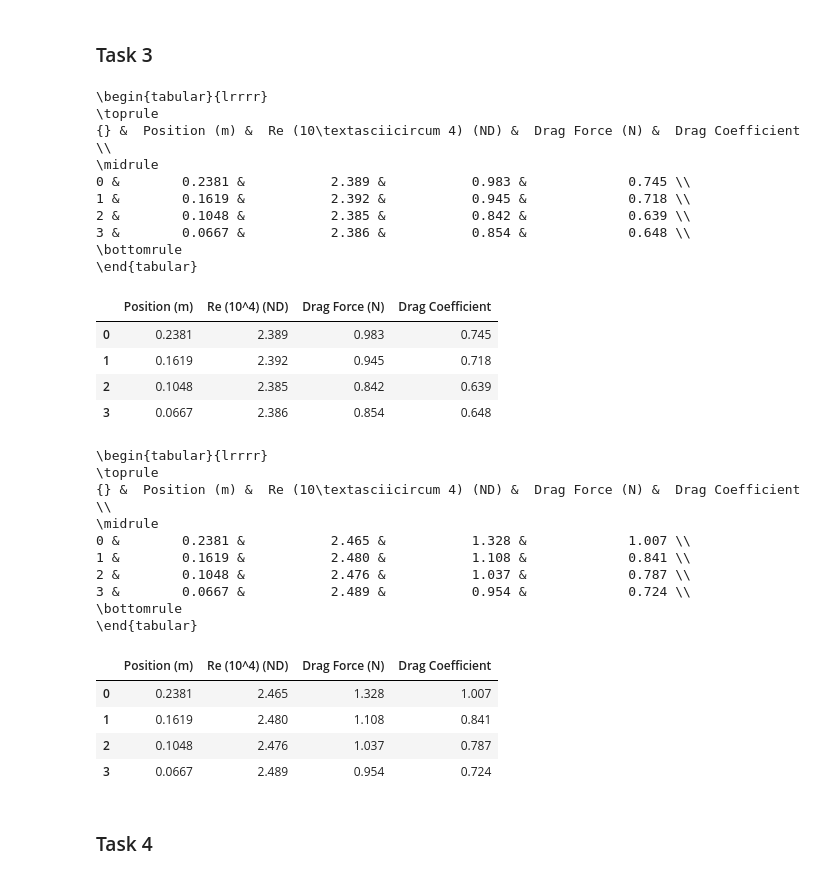
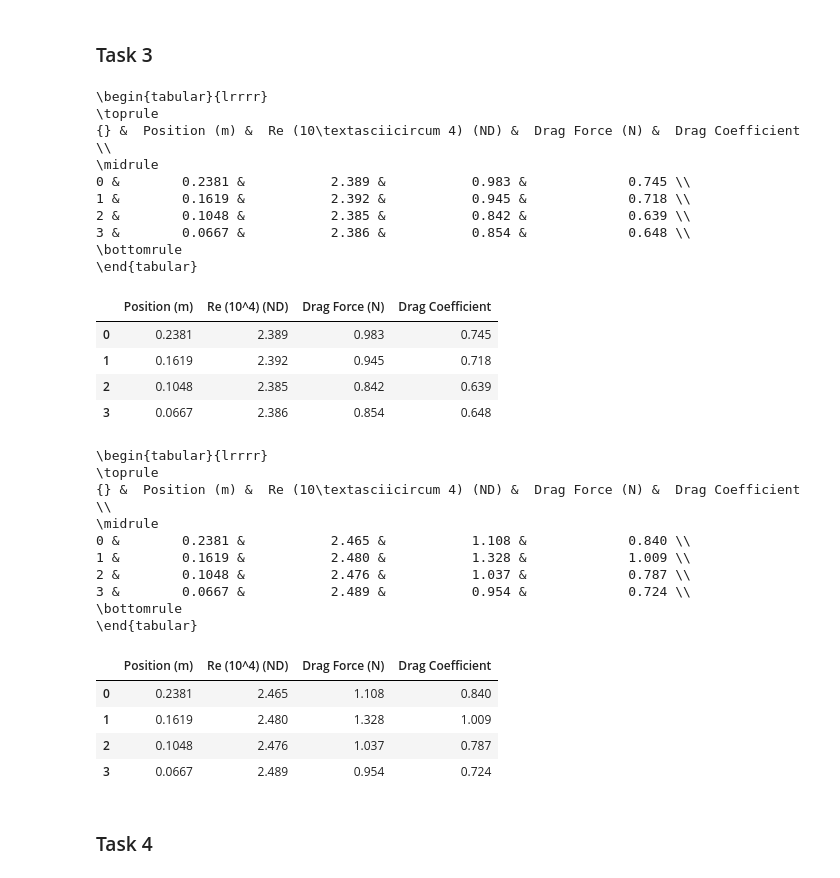
Before and after one commit to EvanY14/AE460-Fa23, a Jupyter notebook: Lab_4/dat_anal.ipynb, the cells around one changed output. Cells and saved outputs as stored; diff of their text form; code cells hidden in the pictures.

```diff
--- a/Lab_4/dat_anal.ipynb
+++ b/Lab_4/dat_anal.ipynb
@@ -165,8 +165,8 @@ F_pos_2_probe = calc_F(rho_atm, w, pos_2_probe_vel, pos_2_free_probe, pos_2_lat[
 F_pos_3_probe = calc_F(rho_atm, w, pos_3_probe_vel, pos_3_free_probe, pos_3_lat[1]- pos_3_lat[0])
 F_pos_4_probe = calc_F(rho_atm, w, pos_4_probe_vel, pos_4_free_probe, pos_4_lat[1]- pos_4_lat[0])
 
-F_pos_2_hot = calc_F(rho_atm, w, pos_2_hot_vel, pos_1_free_hot, pos_2_lat[1]- pos_2_lat[0])
-F_pos_1_hot = calc_F(rho_atm, w, pos_1_hot_vel, pos_2_free_hot, pos_1_lat[1]- pos_1_lat[0])
+F_pos_1_hot = calc_F(rho_atm, w, pos_2_hot_vel, pos_1_free_hot, pos_2_lat[1]- pos_2_lat[0])
+F_pos_2_hot = calc_F(rho_atm, w, pos_1_hot_vel, pos_2_free_hot, pos_1_lat[1]- pos_1_lat[0])
 F_pos_3_hot = calc_F(rho_atm, w, pos_3_hot_vel, pos_3_free_hot, pos_3_lat[1]- pos_3_lat[0])
 F_pos_4_hot = calc_F(rho_atm, w, pos_4_hot_vel, pos_4_free_hot, pos_4_lat[1]- pos_4_lat[0])
 
@@ -180,37 +180,37 @@ df = pd.DataFrame({'Position (m)': streamwise_locations_pos, 'Re (10^4) (ND)': R
 print(df.to_latex())
 display(HTML(df.to_html()))
 df = pd.DataFrame({'Position (m)': streamwise_locations_pos, 'Re (10^4) (ND)': Re_hot, 'Drag Force (N)': F_hot, 'Drag Coefficient': C_d_hot})
 print(df.to_latex())
 display(HTML(df.to_html()))
 # %% [output]
 \begin{tabular}{lrrrr}
 \toprule
 {} &  Position (m) &  Re (10\textasciicircum 4) (ND) &  Drag Force (N) &  Drag Coefficient \\
 \midrule
 0 &        0.2381 &           2.389 &           0.983 &             0.745 \\
 1 &        0.1619 &           2.392 &           0.945 &             0.718 \\
 2 &        0.1048 &           2.385 &           0.842 &             0.639 \\
 3 &        0.0667 &           2.386 &           0.854 &             0.648 \\
 \bottomrule
 \end{tabular}
 |  | Position (m) | Re (10^4) (ND) | Drag Force (N) | Drag Coefficient |
 | 0 | 0.2381 | 2.389 | 0.983 | 0.745 |
 | 1 | 0.1619 | 2.392 | 0.945 | 0.718 |
 | 2 | 0.1048 | 2.385 | 0.842 | 0.639 |
 | 3 | 0.0667 | 2.386 | 0.854 | 0.648 |
 \begin{tabular}{lrrrr}
 \toprule
 {} &  Position (m) &  Re (10\textasciicircum 4) (ND) &  Drag Force (N) &  Drag Coefficient \\
 \midrule
-0 &        0.2381 &           2.465 &           1.328 &             1.007 \\
-1 &        0.1619 &           2.480 &           1.108 &             0.841 \\
+0 &        0.2381 &           2.465 &           1.108 &             0.840 \\
+1 &        0.1619 &           2.480 &           1.328 &             1.009 \\
 2 &        0.1048 &           2.476 &           1.037 &             0.787 \\
 3 &        0.0667 &           2.489 &           0.954 &             0.724 \\
 \bottomrule
 \end{tabular}
 |  | Position (m) | Re (10^4) (ND) | Drag Force (N) | Drag Coefficient |
-| 0 | 0.2381 | 2.465 | 1.328 | 1.007 |
-| 1 | 0.1619 | 2.480 | 1.108 | 0.841 |
+| 0 | 0.2381 | 2.465 | 1.108 | 0.840 |
+| 1 | 0.1619 | 2.480 | 1.328 | 1.009 |
 | 2 | 0.1048 | 2.476 | 1.037 | 0.787 |
 | 3 | 0.0667 | 2.489 | 0.954 | 0.724 |
 # %% [markdown]
```
Also changed, not shown: parts of 1 cell of this notebook.
